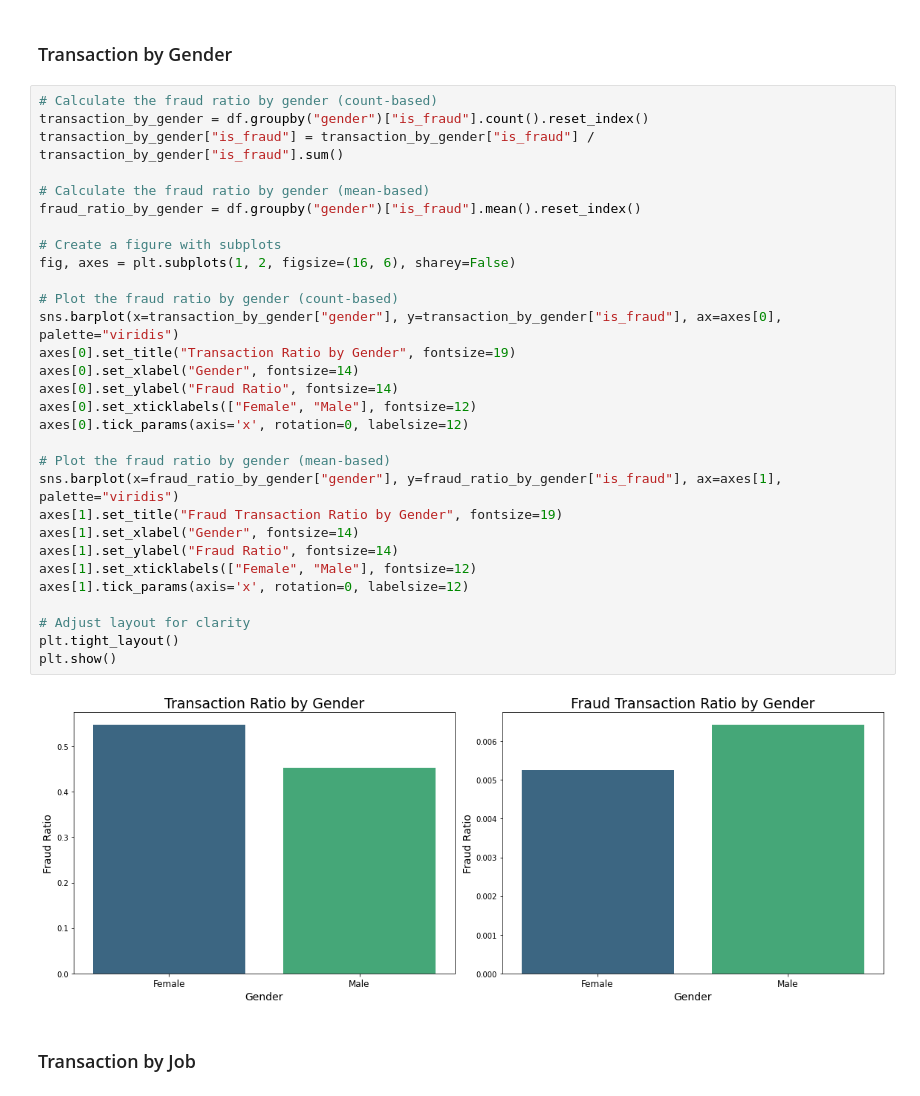
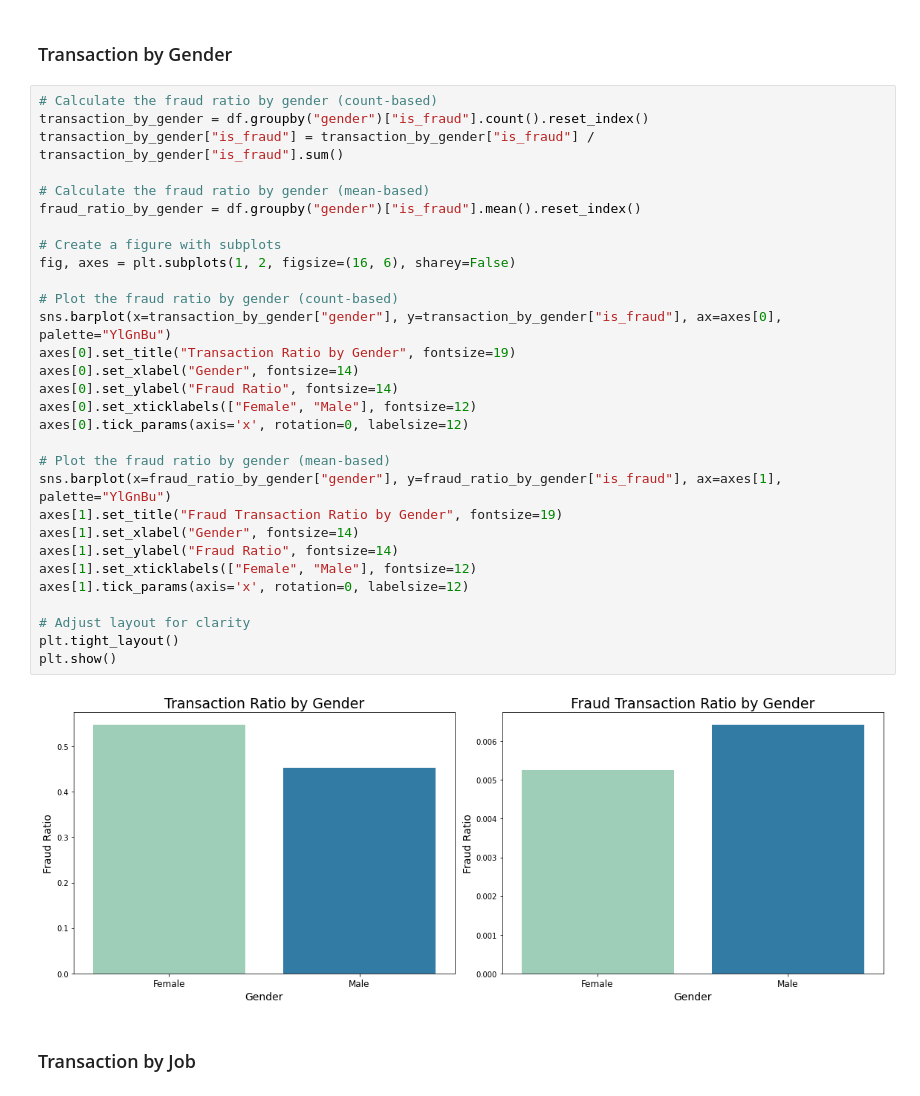
Before and after one commit to ichbinlan99/Fraud-Detection-TR, a Jupyter notebook: notebooks/EDA.ipynb, the cells around one changed output. Saved outputs shown, nothing was run; the diff lists cells and outputs as text.

```diff
--- a/notebooks/EDA.ipynb
+++ b/notebooks/EDA.ipynb
@@ -297,35 +326,35 @@ plt.show()
 # %%
 # Calculate the fraud ratio by gender (count-based)
 transaction_by_gender = df.groupby("gender")["is_fraud"].count().reset_index()
 transaction_by_gender["is_fraud"] = transaction_by_gender["is_fraud"] / transaction_by_gender["is_fraud"].sum()
 
 # Calculate the fraud ratio by gender (mean-based)
 fraud_ratio_by_gender = df.groupby("gender")["is_fraud"].mean().reset_index()
 
 # Create a figure with subplots
 fig, axes = plt.subplots(1, 2, figsize=(16, 6), sharey=False)
 
 # Plot the fraud ratio by gender (count-based)
-sns.barplot(x=transaction_by_gender["gender"], y=transaction_by_gender["is_fraud"], ax=axes[0], palette="viridis")
+sns.barplot(x=transaction_by_gender["gender"], y=transaction_by_gender["is_fraud"], ax=axes[0], palette="YlGnBu")
 axes[0].set_title("Transaction Ratio by Gender", fontsize=19)
 axes[0].set_xlabel("Gender", fontsize=14)
 axes[0].set_ylabel("Fraud Ratio", fontsize=14)
 axes[0].set_xticklabels(["Female", "Male"], fontsize=12)
 axes[0].tick_params(axis='x', rotation=0, labelsize=12)
 
 # Plot the fraud ratio by gender (mean-based)
-sns.barplot(x=fraud_ratio_by_gender["gender"], y=fraud_ratio_by_gender["is_fraud"], ax=axes[1], palette="viridis")
+sns.barplot(x=fraud_ratio_by_gender["gender"], y=fraud_ratio_by_gender["is_fraud"], ax=axes[1], palette="YlGnBu")
 axes[1].set_title("Fraud Transaction Ratio by Gender", fontsize=19)
 axes[1].set_xlabel("Gender", fontsize=14)
 axes[1].set_ylabel("Fraud Ratio", fontsize=14)
 axes[1].set_xticklabels(["Female", "Male"], fontsize=12)
 axes[1].tick_params(axis='x', rotation=0, labelsize=12)
 
 # Adjust layout for clarity
 plt.tight_layout()
 plt.show()
 # %% [output]
-[figure, old version]
+[figure, new version]
 # %% [markdown]
 ### Transaction by Job
 # %%
```
Also changed, not shown: parts of 18 cells of this notebook, 13 other files.
